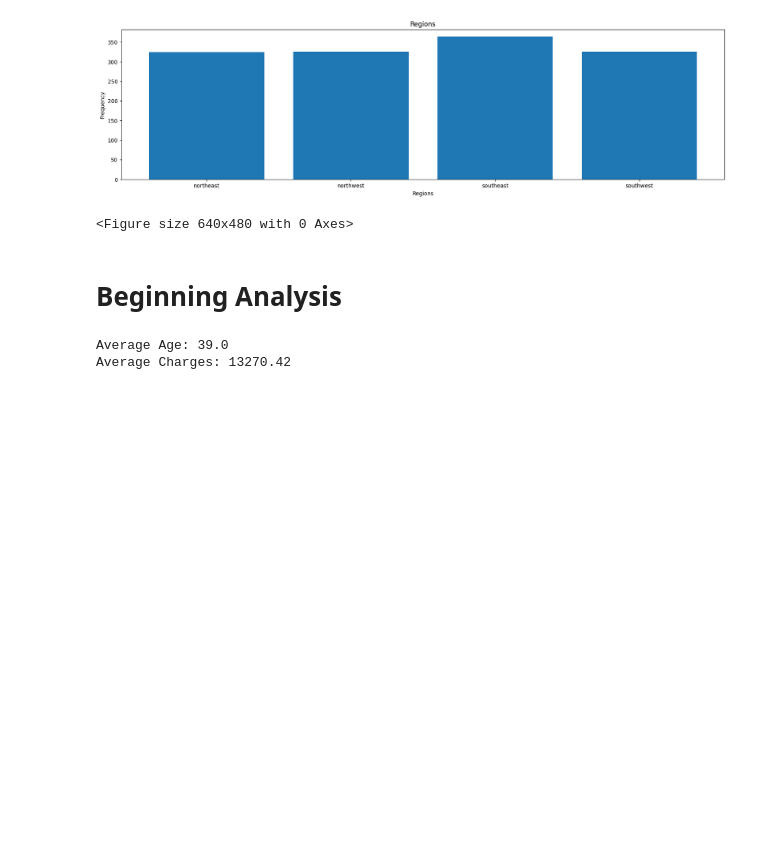
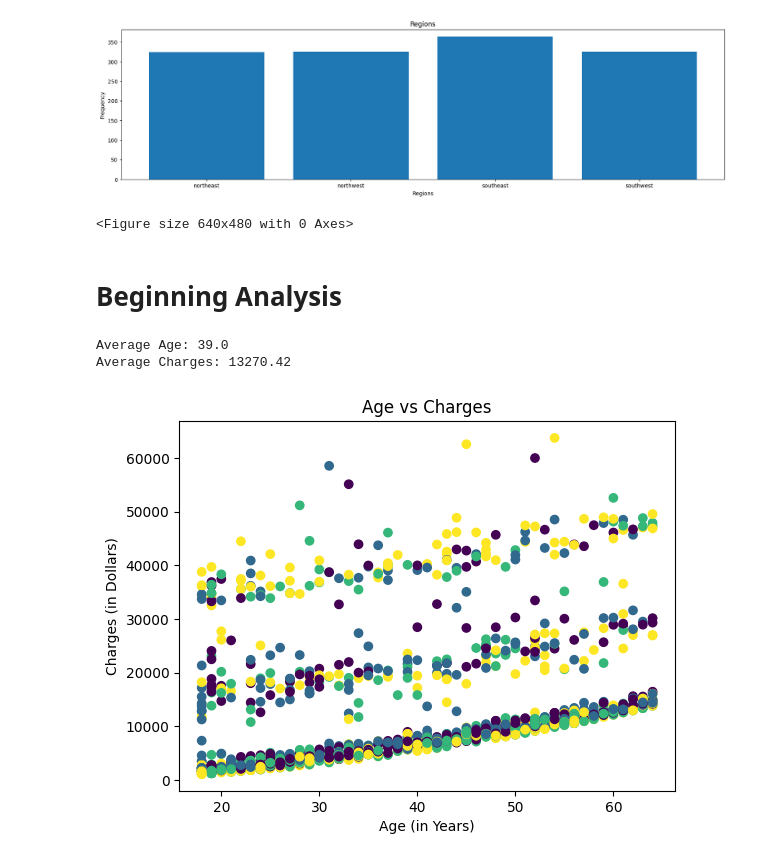
Before and after one commit to b-clang/U.S.-Medical-Insurance-Project, a Jupyter notebook: python-portfolio-project-starter-files/us-medical-insurance-costs.ipynb, the cells around one changed output. Cells and saved outputs as stored; diff of their text form; code cells hidden in the pictures; blank space fills up the shorter version.

Commit message:
Created new scatter plots and boxplots to analyze data

```diff
--- a/python-portfolio-project-starter-files/us-medical-insurance-costs.ipynb
+++ b/python-portfolio-project-starter-files/us-medical-insurance-costs.ipynb
@@ -121,3 +122,22 @@ print("Average Charges: " + str(round(average_charges, 2)))
 # %% [output]
 Average Age: 39.0
 Average Charges: 13270.42
+# %%
+numerical_region = []
+for i in range(len(region)):
+    if region[i] == 'northwest':
+        numerical_region.append(0)
+    elif region[i] == 'northeast':
+        numerical_region.append(1)
+    elif region[i] == 'southwest':
+        numerical_region.append(2)
+    else:
+        numerical_region.append(3)
+
+plt.scatter(age, charges, c = numerical_region)
+plt.title("Age vs Charges")
+plt.xlabel("Age (in Years)")
+plt.ylabel("Charges (in Dollars)")
+plt.show()
+# %% [output]
+[figure, added]
```
Also changed, not shown: parts of 6 cells of this notebook.
